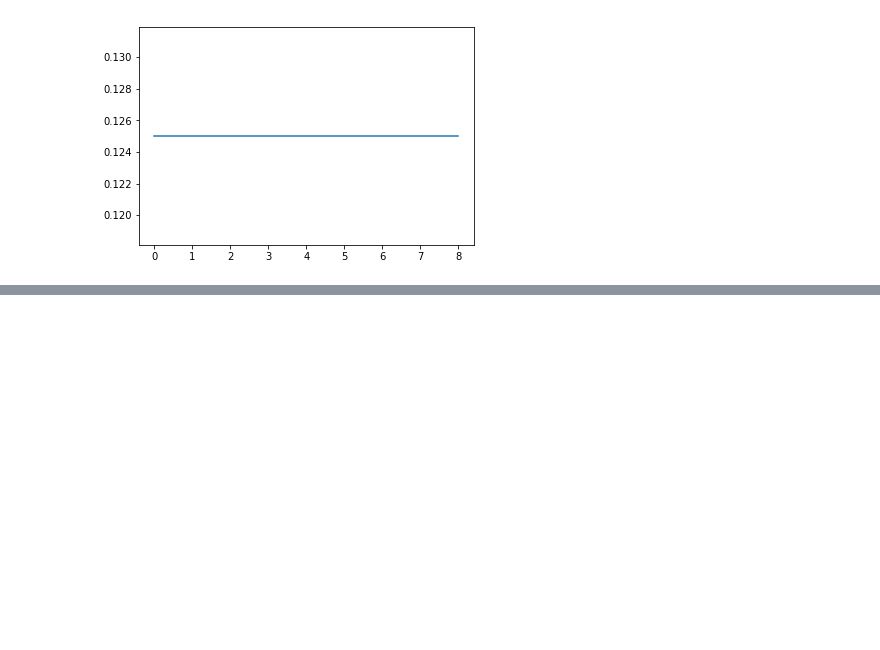
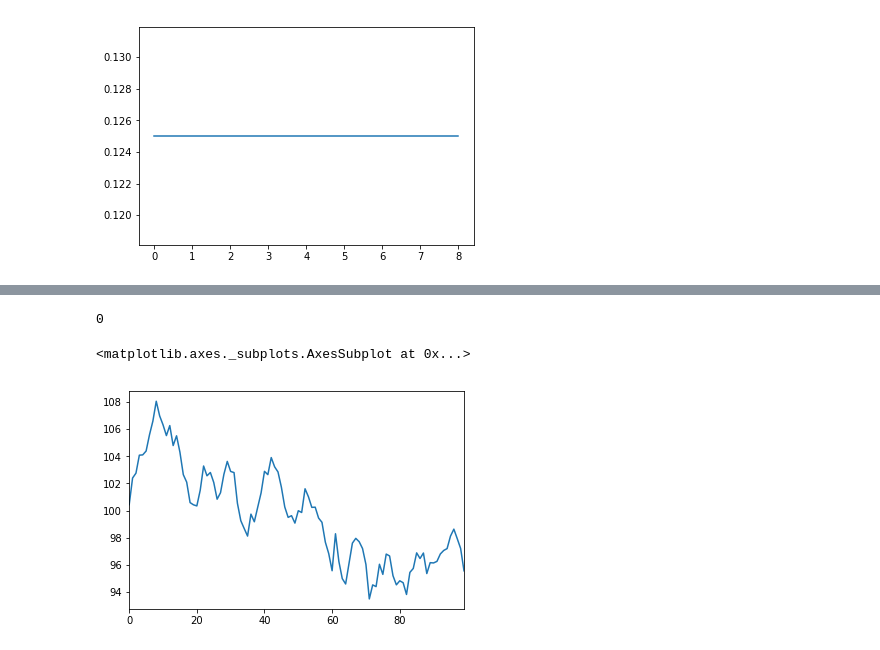
Before and after one commit to sidratulmontaha/python-practice, a Jupyter notebook: L11_random_variables.ipynb, the cells around one changed output, grey strips where cells are left out. Saved outputs shown, nothing was run; the diff lists cells and outputs as text; code cells hidden in the pictures; blank space fills up the shorter version.

```diff
--- a/L11_random_variables.ipynb
+++ b/L11_random_variables.ipynb
@@ -129,0 +154,10 @@ plt.hist(norm.draw(10000), bins=50)
+# %%
+Y_initial = 100
+X = NormalRandomVariable(0, 1)
+Y_returns = X.draw(100)
+Y = pd.Series(np.cumsum(Y_returns), name = 'Y')+ Y_initial
+Y.plot()
+# %% [output]
+0
+<matplotlib.axes._subplots.AxesSubplot at 0x...>
+[figure, added]
```
Also changed, not shown: parts of 15 cells of this notebook.
